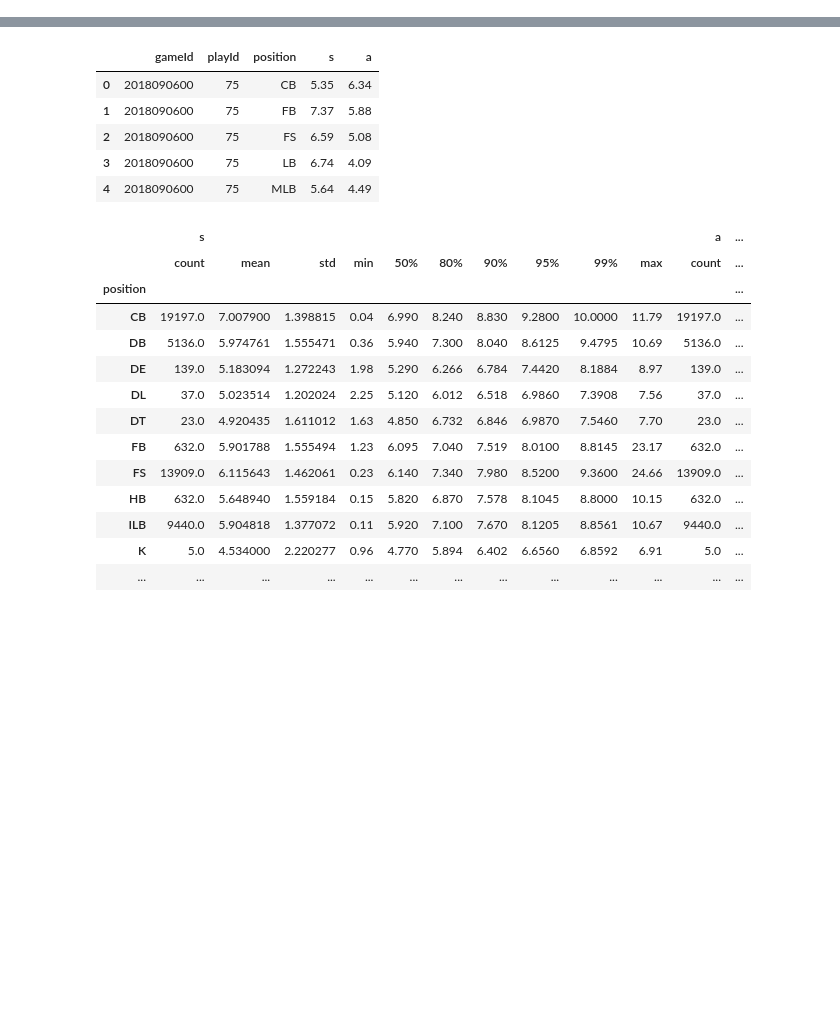
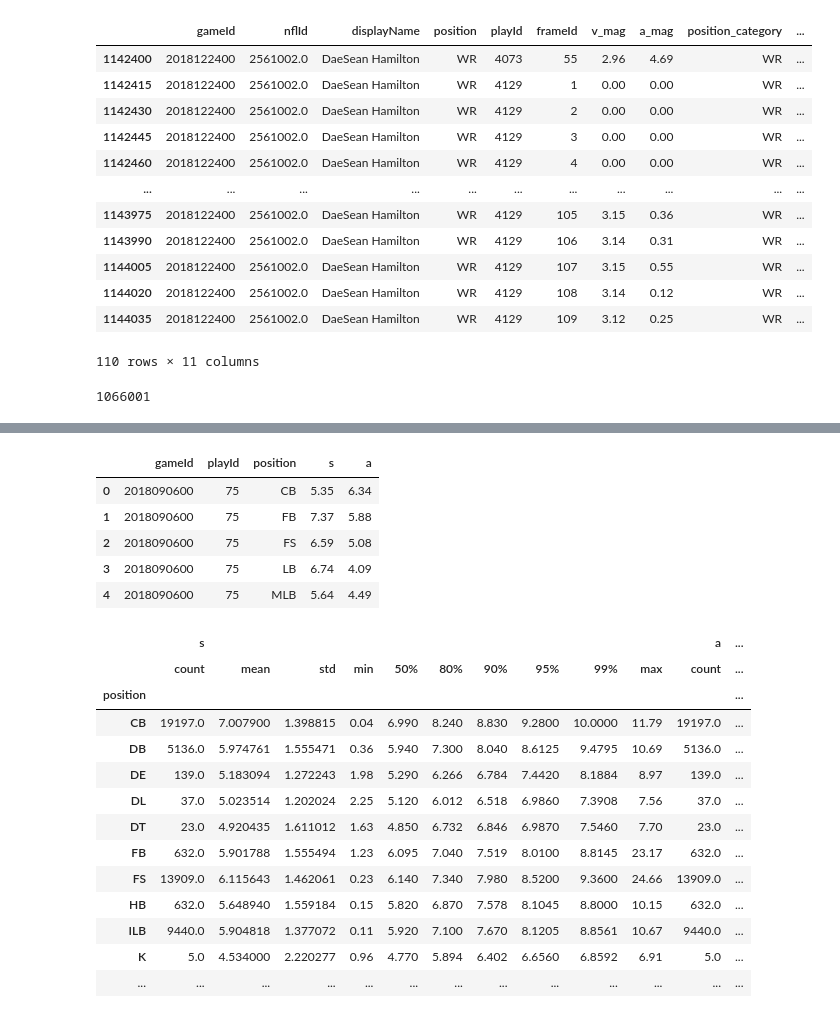
Before and after one commit to uditrana/BigDataBowl, a Jupyter notebook: analysis/movement_stats.ipynb, the cells around one changed output, grey strips where cells are left out. Saved outputs shown, nothing was run; the diff lists cells and outputs as text; code cells hidden in the pictures; blank space fills up the shorter version.

Commit message:
temporary progress

```diff
--- a/analysis/movement_stats.ipynb
+++ b/analysis/movement_stats.ipynb
@@ -1,13 +1,18 @@
 # %%
 import pandas as pd
 import numpy as np
+import time
 # pd.set_option('display.max_rows', 100)
 pd.set_option('display.max_columns', 100)
 pd.set_option('display.max_rows', 100)
 
+from pandarallel import pandarallel
+pandarallel.initialize(progress_bar=True)
 
-WEEKS = list(range(1, 18))
-# WEEKS = [16]
+## TO DO: LOOK FOR MAX VALUES BETWEEN PASS THROW AND PASS CATCH INSTEAD OF THROUGH ALL
+
+# WEEKS = list(range(1, 18))
+WEEKS = [16]
 
 og_df = pd.DataFrame()
 
@@ -24,4 +39,6 @@ df = og_df.copy().loc[og_df.nflId != 0]
+# %%
+df = df[['gameId', 'nflId', 'displayName', 'position', 'playId', 'frameId', 'v_mag', 'a_mag']]
 # %%
-mapping = {'DB': 'DB', 'CB': 'DB', 'S': 'S', 'SS': 'S', 'FS': 'S', 'WR': 'WR', 'MLB': 'LB', 'OLB': 'LB', 'ILB': 'LB', 'LB': 'LB', 'DE': 'DL', 'NT': 'DL', 'QB': 'QB', 'RB': 'RB', 'HB': 'RB', 'TE': 'TE'}
+mapping = {'DB': 'DB', 'CB': 'DB', 'S': 'S', 'SS': 'S', 'FS': 'S', 'WR': 'WR', 'MLB': 'LB', 'OLB': 'LB', 'ILB': 'LB', 'LB': 'LB', 'DL': 'DL', 'DT':'DL', 'DE': 'DL', 'NT': 'DL', 'QB': 'QB', 'RB': 'RB', 'HB': 'RB', 'TE': 'TE', 'P': 'ST', 'K': 'ST', 'LS':'ST', 'FB': 'FB'}
 
 df['position_category'] = df.position.map(mapping)
@@ -32,0 +114,20 @@ motion = df[['nflId', 'displayName','position', 'position_category', 'roll_v_20'
+# %%
+df.loc[df.nflId==2561002.0].tail(110)
+# %% [output]
+|  | gameId | nflId | displayName | position | playId | frameId | v_mag | a_mag | position_category | ... |
+| 1142400 | 2018122400 | 2561002.0 | DaeSean Hamilton | WR | 4073 | 55 | 2.96 | 4.69 | WR | ... |
+| 1142415 | 2018122400 | 2561002.0 | DaeSean Hamilton | WR | 4129 | 1 | 0.00 | 0.00 | WR | ... |
+| 1142430 | 2018122400 | 2561002.0 | DaeSean Hamilton | WR | 4129 | 2 | 0.00 | 0.00 | WR | ... |
+| 1142445 | 2018122400 | 2561002.0 | DaeSean Hamilton | WR | 4129 | 3 | 0.00 | 0.00 | WR | ... |
+| 1142460 | 2018122400 | 2561002.0 | DaeSean Hamilton | WR | 4129 | 4 | 0.00 | 0.00 | WR | ... |
+| ... | ... | ... | ... | ... | ... | ... | ... | ... | ... | ... |
+| 1143975 | 2018122400 | 2561002.0 | DaeSean Hamilton | WR | 4129 | 105 | 3.15 | 0.36 | WR | ... |
+| 1143990 | 2018122400 | 2561002.0 | DaeSean Hamilton | WR | 4129 | 106 | 3.14 | 0.31 | WR | ... |
+| 1144005 | 2018122400 | 2561002.0 | DaeSean Hamilton | WR | 4129 | 107 | 3.15 | 0.55 | WR | ... |
+| 1144020 | 2018122400 | 2561002.0 | DaeSean Hamilton | WR | 4129 | 108 | 3.14 | 0.12 | WR | ... |
+| 1144035 | 2018122400 | 2561002.0 | DaeSean Hamilton | WR | 4129 | 109 | 3.12 | 0.25 | WR | ... |
+110 rows × 11 columns
+# %%
+len(df)
+# %% [output]
+1066001
```
Also changed, not shown: parts of 25 cells of this notebook, 3 other files.
